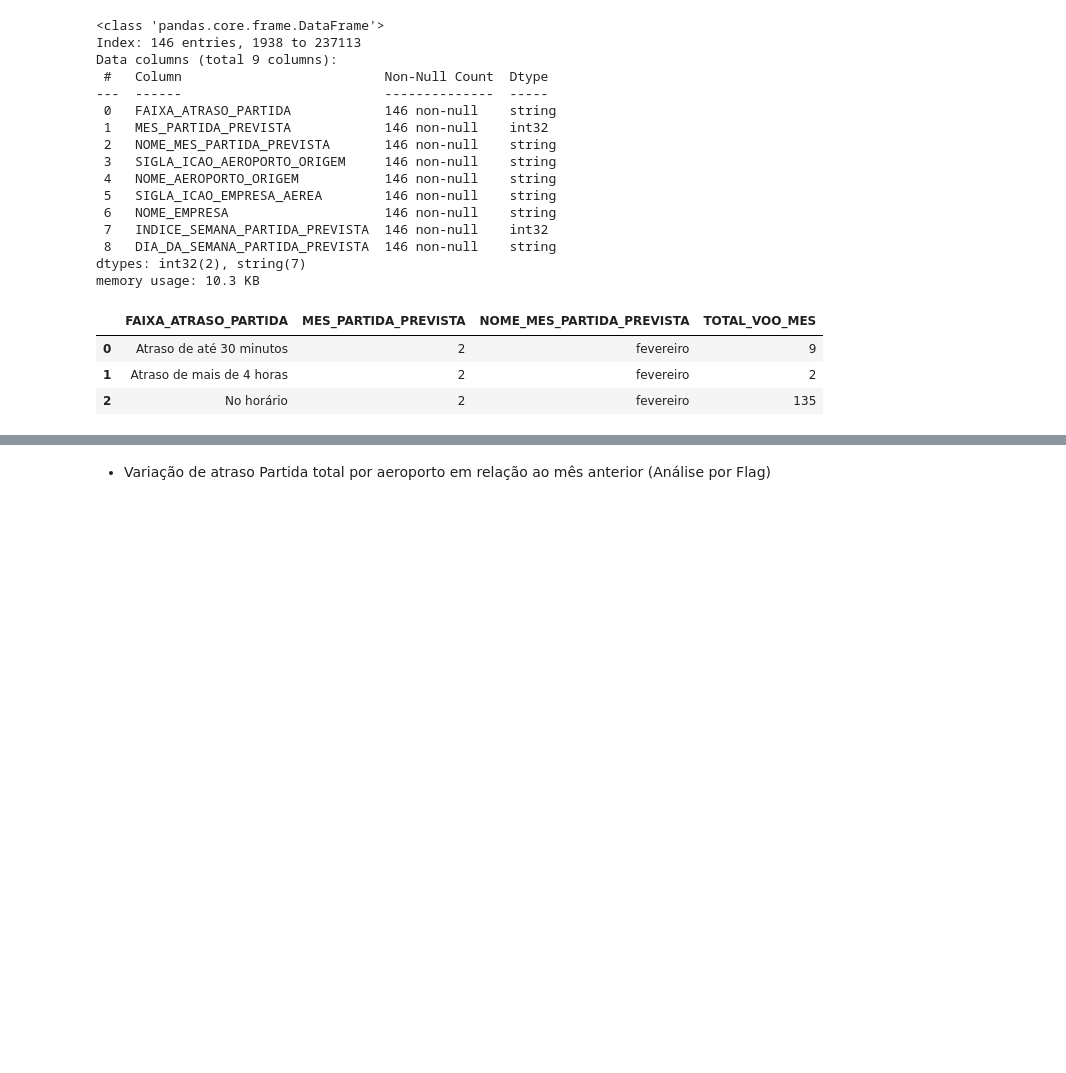
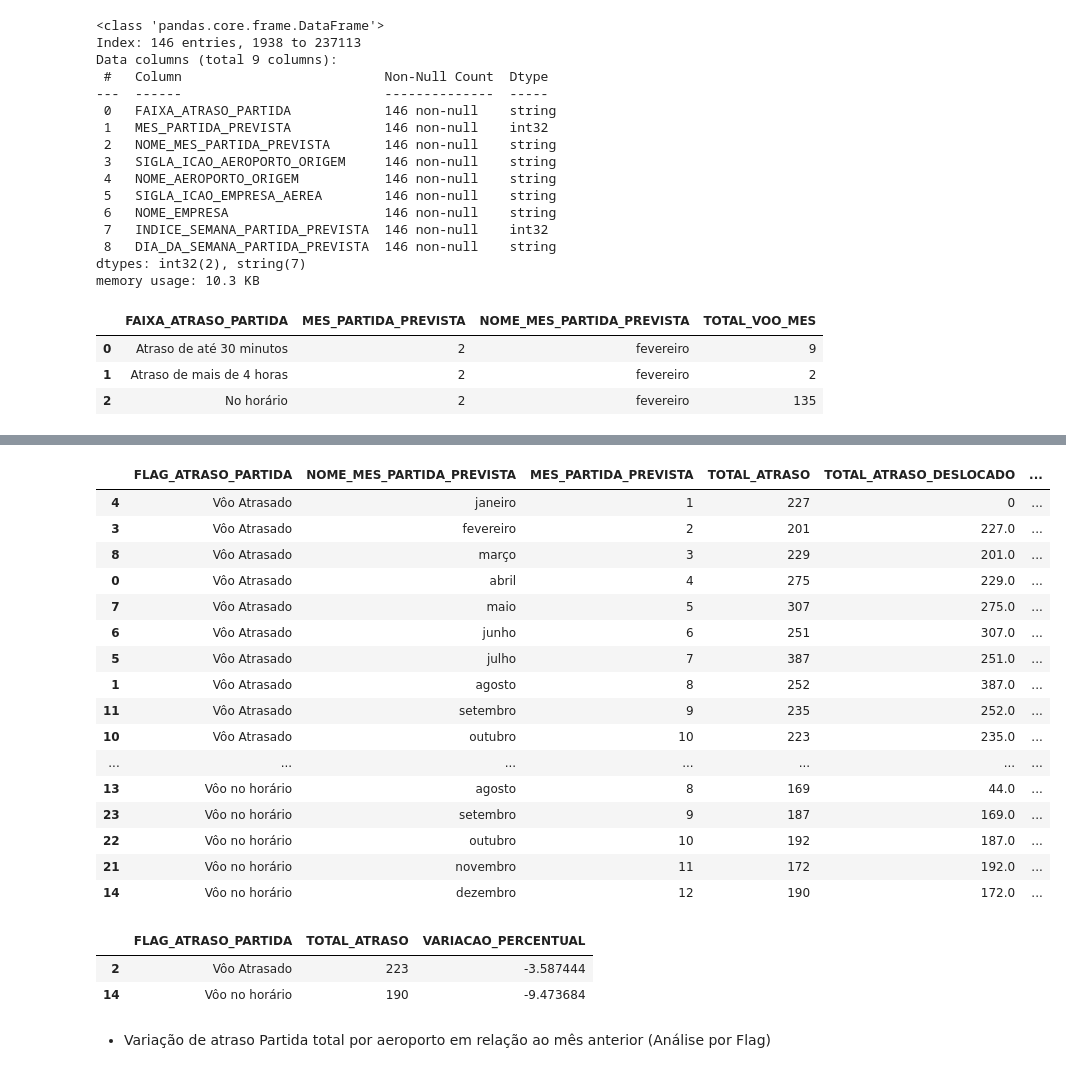
Before and after one commit to rodrigorocha1/dashboard_dados_voos_python, a Jupyter notebook: notebooks/visualizacoes.ipynb, the cells around one changed output, grey strips where cells are left out. Drawn from its saved outputs; the diff is of its cells as text; code cells hidden in the pictures; blank space fills up the shorter version.

Commit message:
Revert "total atraso"
This reverts commit cd51fb95dd26a3770829689cc52cc6a8b80284ee.

```diff
--- a/notebooks/visualizacoes.ipynb
+++ b/notebooks/visualizacoes.ipynb
@@ -486,0 +448,7 @@ fig.show()
+# %%
+dataframe['NOME_MES_PARTIDA_PREVISTA'] = dataframe['NOME_MES_PARTIDA_PREVISTA'].astype('string')
+# %%
+dataframe = dataframe.groupby(['FLAG_ATRASO_PARTIDA', 'NOME_MES_PARTIDA_PREVISTA', 'MES_PARTIDA_PREVISTA']).agg(
+    TOTAL_ATRASO=('FLAG_ATRASO_PARTIDA', 'count')
+).reset_index()
+dataframe
@@ -486,0 +473,6 @@ fig.show()
+# %%
+dataframe = dataframe.sort_values(by=['FLAG_ATRASO_PARTIDA','MES_PARTIDA_PREVISTA', ])
+# %%
+dataframe['TOTAL_ATRASO_DESLOCADO'] = dataframe.groupby('FLAG_ATRASO_PARTIDA')['TOTAL_ATRASO'].shift(1)
+dataframe.fillna(0, axis=1, inplace=True)
+dataframe
@@ -487,3 +497,30 @@ fig.show()
+# %%
+dataframe['VARIACAO_PERCENTUAL'] = (((dataframe['TOTAL_ATRASO_DESLOCADO'] - dataframe['TOTAL_ATRASO']) / dataframe['TOTAL_ATRASO']) * 100)
+dataframe
+# %% [output]
+|  | FLAG_ATRASO_PARTIDA | NOME_MES_PARTIDA_PREVISTA | MES_PARTIDA_PREVISTA | TOTAL_ATRASO | TOTAL_ATRASO_DESLOCADO | ... |
+| 4 | Vôo Atrasado | janeiro | 1 | 227 | 0 | ... |
+| 3 | Vôo Atrasado | fevereiro | 2 | 201 | 227.0 | ... |
+| 8 | Vôo Atrasado | março | 3 | 229 | 201.0 | ... |
+| 0 | Vôo Atrasado | abril | 4 | 275 | 229.0 | ... |
+| 7 | Vôo Atrasado | maio | 5 | 307 | 275.0 | ... |
+| 6 | Vôo Atrasado | junho | 6 | 251 | 307.0 | ... |
+| 5 | Vôo Atrasado | julho | 7 | 387 | 251.0 | ... |
+| 1 | Vôo Atrasado | agosto | 8 | 252 | 387.0 | ... |
+| 11 | Vôo Atrasado | setembro | 9 | 235 | 252.0 | ... |
+| 10 | Vôo Atrasado | outubro | 10 | 223 | 235.0 | ... |
+| ... | ... | ... | ... | ... | ... | ... |
+| 13 | Vôo no horário | agosto | 8 | 169 | 44.0 | ... |
+| 23 | Vôo no horário | setembro | 9 | 187 | 169.0 | ... |
+| 22 | Vôo no horário | outubro | 10 | 192 | 187.0 | ... |
+| 21 | Vôo no horário | novembro | 11 | 172 | 192.0 | ... |
+| 14 | Vôo no horário | dezembro | 12 | 190 | 172.0 | ... |
+# %%
+dataframe[dataframe['NOME_MES_PARTIDA_PREVISTA'] == 'dezembro'][['FLAG_ATRASO_PARTIDA','TOTAL_ATRASO', 'VARIACAO_PERCENTUAL']]
+# %% [output]
+|  | FLAG_ATRASO_PARTIDA | TOTAL_ATRASO | VARIACAO_PERCENTUAL |
+| 2 | Vôo Atrasado | 223 | -3.587444 |
+| 14 | Vôo no horário | 190 | -9.473684 |
 # %% [markdown]
 - Variação de atraso Partida total por aeroporto em relação ao mês anterior (Análise por Flag)
 # %% [markdown]
```
Also changed, not shown: parts of 19 cells of this notebook, 1 other file.
